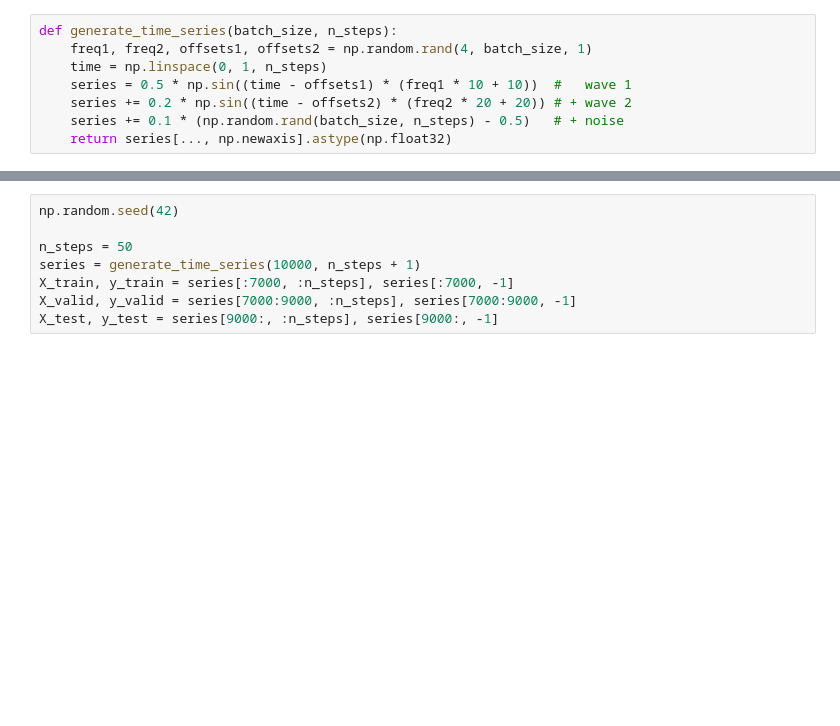
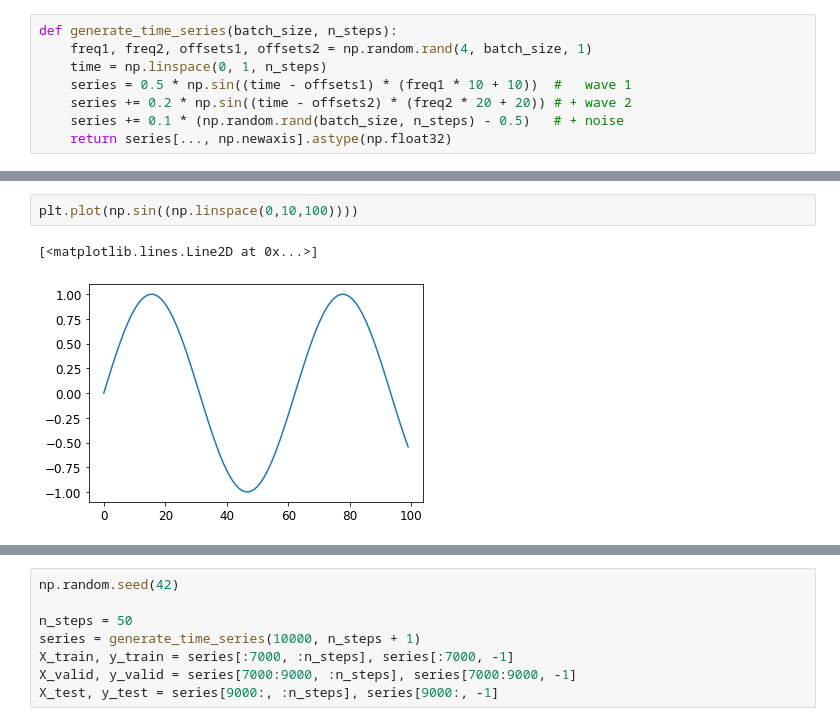
Before and after one commit to Joukahainen/ClosePP, a Jupyter notebook: handson-ml2/15_processing_sequences_using_rnns_and_cnns.ipynb, the cells around one changed output, grey strips where cells are left out. Cells and saved outputs as stored; diff of their text form; blank space fills up the shorter version.

```diff
--- a/handson-ml2/15_processing_sequences_using_rnns_and_cnns.ipynb
+++ b/handson-ml2/15_processing_sequences_using_rnns_and_cnns.ipynb
@@ -82,0 +92,5 @@ def generate_time_series(batch_size, n_steps):
+# %%
+plt.plot(np.sin((np.linspace(0,10,100))))
+# %% [output]
+[<matplotlib.lines.Line2D at 0x...>]
+[figure, added]
```
Also changed, not shown: parts of 14 cells of this notebook, 2 other files.
